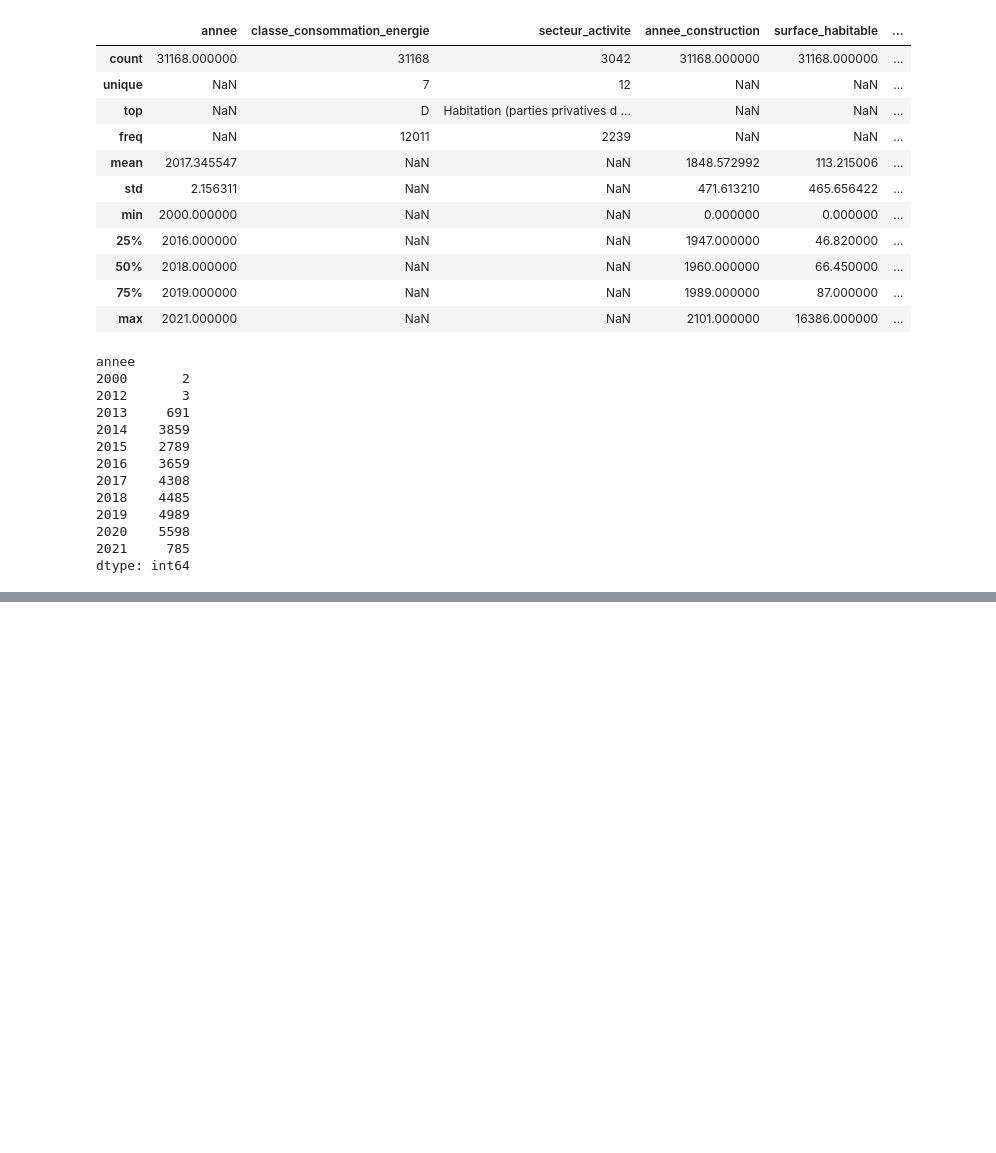
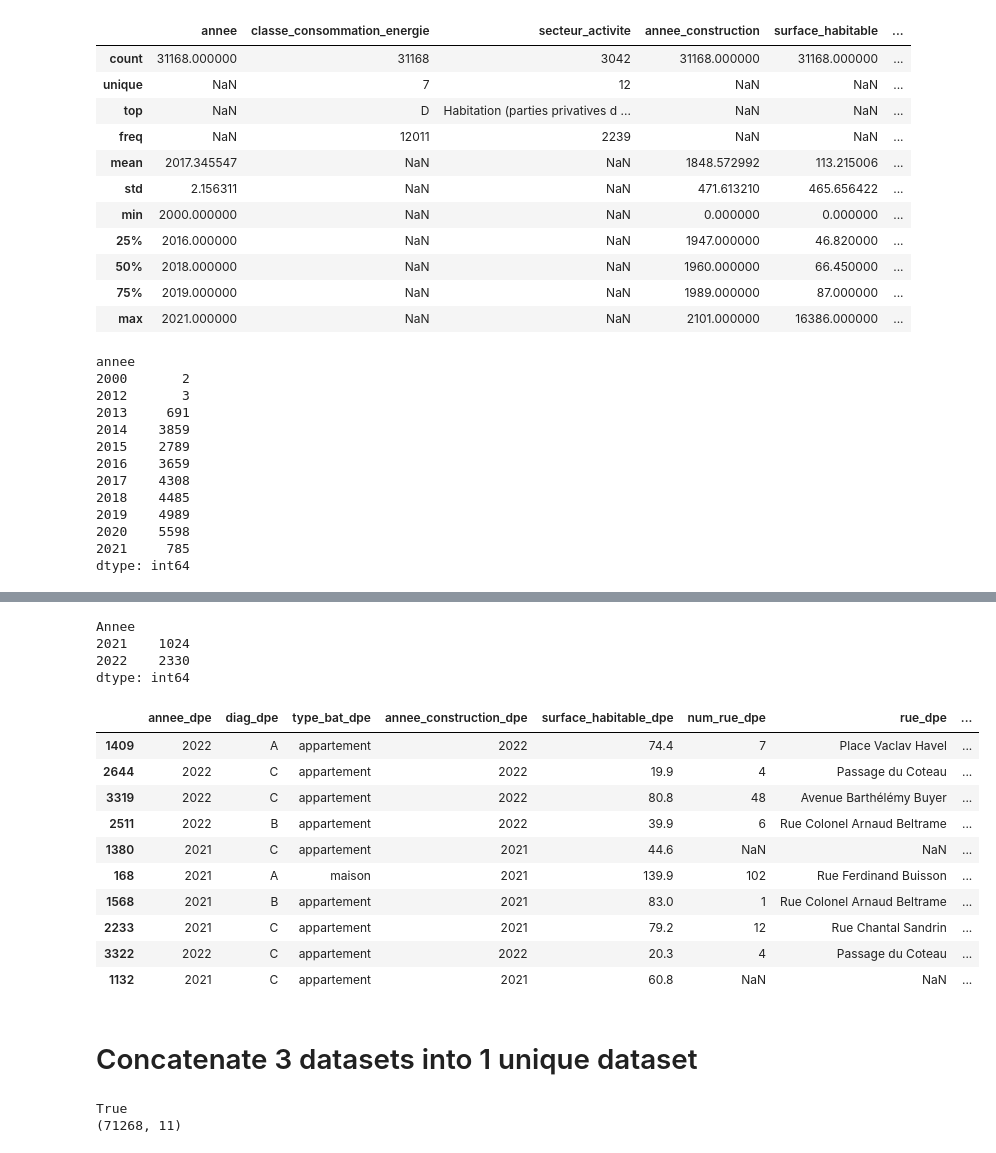
Before and after one commit to Immo-Lyon-Project/Immo-Lyon-Repo, a Jupyter notebook: code-dpe.ipynb, the cells around one changed output, grey strips where cells are left out. Saved outputs shown, nothing was run; the diff lists cells and outputs as text; code cells hidden in the pictures; blank space fills up the shorter version.

```diff
--- a/code-dpe.ipynb
+++ b/code-dpe.ipynb
@@ -271,0 +559,2 @@ dfi1.head()
+# %%
+dfi3['Annee_construction'] = dfi3['Annee'] # hypothesis : year of building missing but choice only between 2021 and 2022 => we assume that the year of building = year of diagnostic
@@ -271,0 +566,7 @@ dfi1.head()
+# %%
+dfi3.groupby(['Annee']).size()
+# %% [output]
+Annee
+2021    1024
+2022    2330
+dtype: int64
@@ -271,0 +575,16 @@ dfi1.head()
+# %%
+dfi3.sample(10)
+# %% [output]
+|  | annee_dpe | diag_dpe | type_bat_dpe | annee_construction_dpe | surface_habitable_dpe | num_rue_dpe | rue_dpe | ... |
+| 1409 | 2022 | A | appartement | 2022 | 74.4 | 7 | Place Vaclav Havel | ... |
+| 2644 | 2022 | C | appartement | 2022 | 19.9 | 4 | Passage du Coteau | ... |
+| 3319 | 2022 | C | appartement | 2022 | 80.8 | 48 | Avenue Barthélémy Buyer | ... |
+| 2511 | 2022 | B | appartement | 2022 | 39.9 | 6 | Rue Colonel Arnaud Beltrame | ... |
+| 1380 | 2021 | C | appartement | 2021 | 44.6 | NaN | NaN | ... |
+| 168 | 2021 | A | maison | 2021 | 139.9 | 102 | Rue Ferdinand Buisson | ... |
+| 1568 | 2021 | B | appartement | 2021 | 83.0 | 1 | Rue Colonel Arnaud Beltrame | ... |
+| 2233 | 2021 | C | appartement | 2021 | 79.2 | 12 | Rue Chantal Sandrin | ... |
+| 3322 | 2022 | C | appartement | 2022 | 20.3 | 4 | Passage du Coteau | ... |
+| 1132 | 2021 | C | appartement | 2021 | 60.8 | NaN | NaN | ... |
+# %% [markdown]
+# Concatenate 3 datasets into 1 unique dataset
@@ -271,0 +594,6 @@ dfi1.head()
+# %%
+print(dfi1.shape[0]+dfi2.shape[0]+dfi3.shape[0] == df_dpe.shape[0])
+print(df_dpe.shape)
+# %% [output]
+True
+(71268, 11)
```
Also changed, not shown: parts of 63 cells of this notebook.
